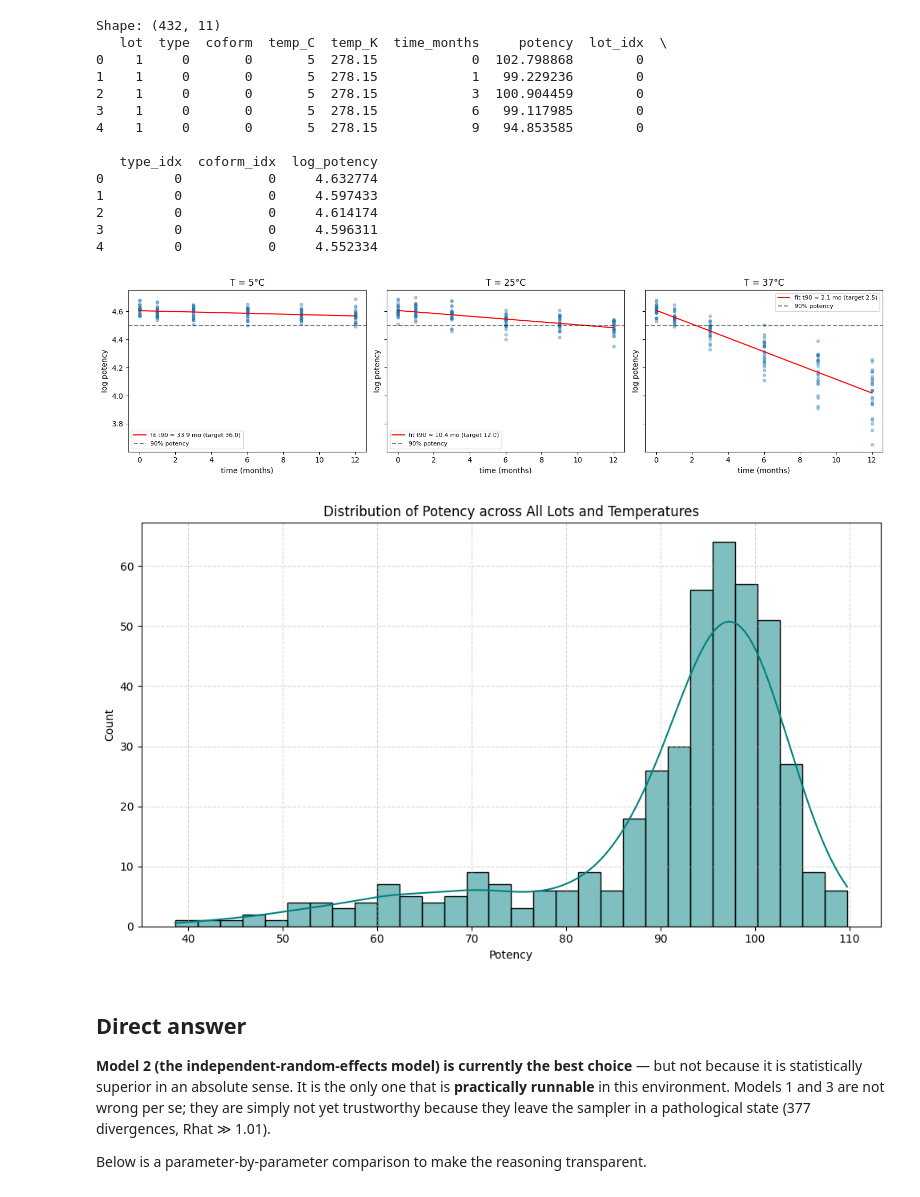
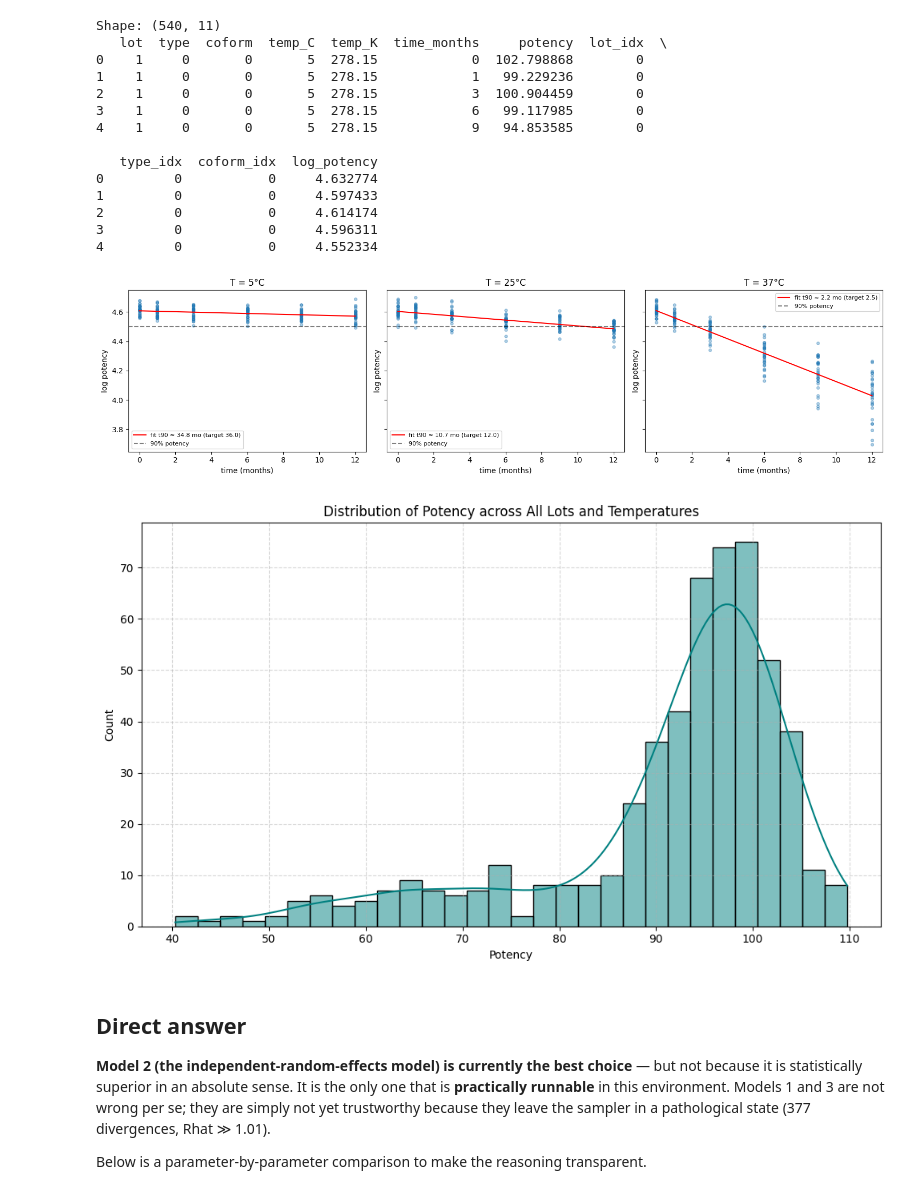
Before and after one commit to lantonov/Optimisation, a Jupyter notebook: Arrhenius_non_linear.ipynb, the cells around one changed output. Cells and saved outputs as stored; diff of their text form; code cells hidden in the pictures.

```diff
--- a/Arrhenius_non_linear.ipynb
+++ b/Arrhenius_non_linear.ipynb
@@ -36,7 +36,7 @@ import seaborn as sns
 rng = np.random.default_rng(123)
 # %%
 temps_C = [5, 25, 37]
-n_type, n_coform, n_lots_per_combo = 3, 2, 4
+n_type, n_coform, n_lots_per_combo = 3, 2, 5
 timepoints = [0, 1, 3, 6, 9, 12]
 
 # ---- t90 targets ----
@@ -89,32 +89,32 @@ for ax, T in zip(axes, temps_C):
     ax.set_title(f"T = {T}°C")
     ax.set_xlabel("time (months)")
     ax.set_ylabel("log potency")
     ax.legend(fontsize=8)
 plt.tight_layout()
 plt.show()
 
 # ---- original histogram ----
 plt.figure(figsize=(10, 6))
 sns.histplot(data=df, x="potency", kde=True, color="teal", bins=30)
 plt.title("Distribution of Potency across All Lots and Temperatures")
 plt.xlabel("Potency"); plt.ylabel("Count")
 plt.grid(True, linestyle="--", alpha=0.5)
 plt.tight_layout()
 plt.show()
 # %% [output]
-Shape: (432, 11)
+Shape: (540, 11)
    lot  type  coform  temp_C  temp_K  time_months     potency  lot_idx  \
 0    1     0       0       5  278.15            0  102.798868        0
 1    1     0       0       5  278.15            1   99.229236        0
 2    1     0       0       5  278.15            3  100.904459        0
 3    1     0       0       5  278.15            6   99.117985        0
 4    1     0       0       5  278.15            9   94.853585        0
 
    type_idx  coform_idx  log_potency
 0         0           0     4.632774
 1         0           0     4.597433
 2         0           0     4.614174
 3         0           0     4.596311
 4         0           0     4.552334
 [figure]
-[figure, old version]
+[figure, new version]
```
Also changed, not shown: parts of 29 cells of this notebook.
